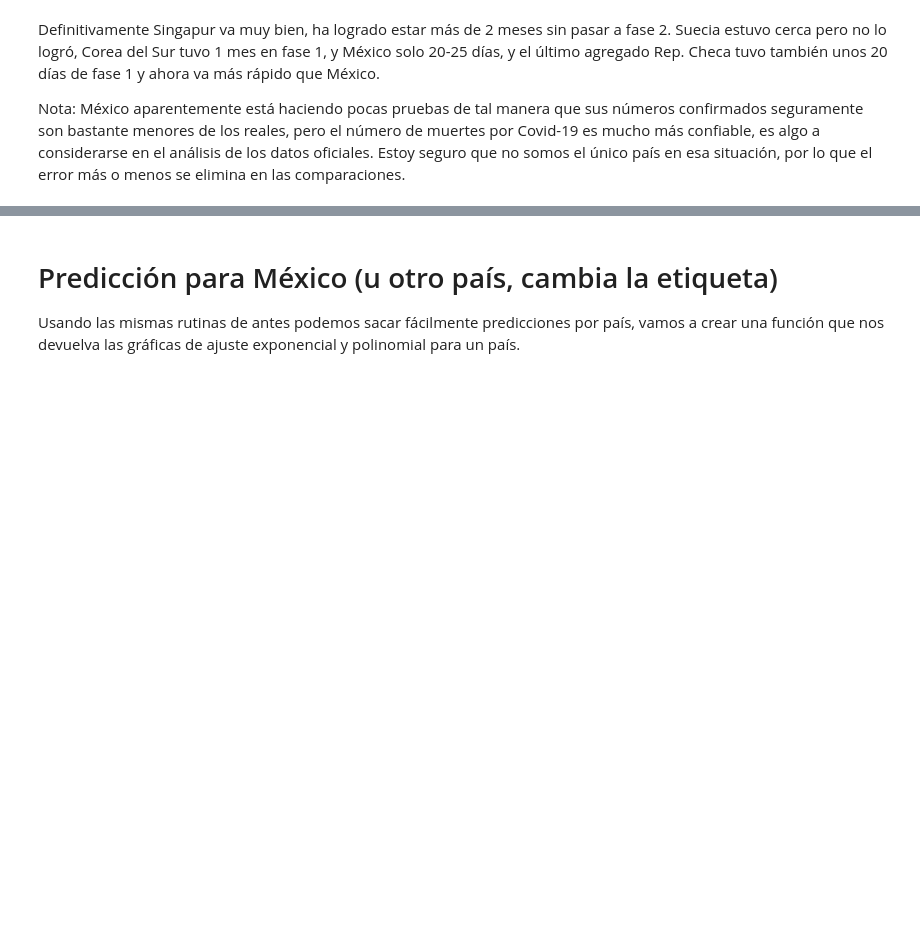
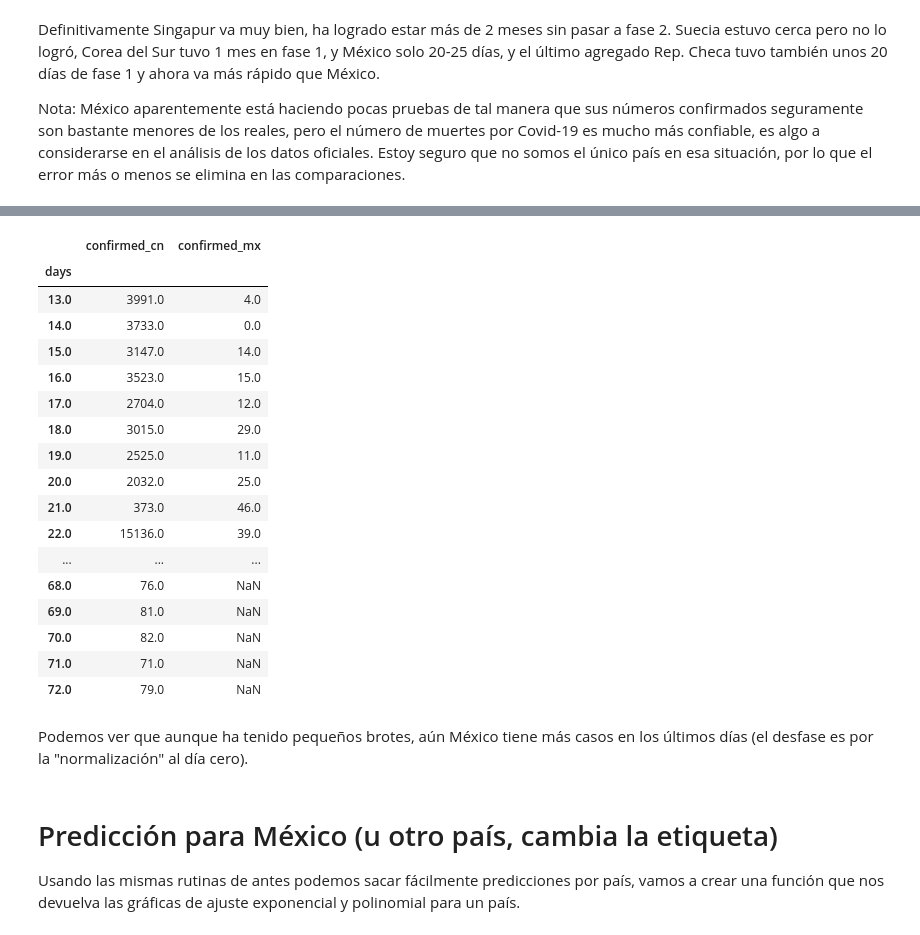
Before and after one commit to garaged/covid19-dataview, a Jupyter notebook: covid-19 pomber data set.ipynb, the cells around one changed output, grey strips where cells are left out. Drawn from its saved outputs; the diff is of its cells as text; code cells hidden in the pictures; blank space fills up the shorter version.

```diff
--- a/covid-19 pomber data set.ipynb
+++ b/covid-19 pomber data set.ipynb
@@ -487,3 +510,26 @@ Nota: México aparentemente está haciendo pocas pruebas de tal manera que sus n
+# %%
+cgroup.diff().tail(60)
+# %% [output]
+|  | confirmed_cn | confirmed_mx |
+| days |  |  |
+| 13.0 | 3991.0 | 4.0 |
+| 14.0 | 3733.0 | 0.0 |
+| 15.0 | 3147.0 | 14.0 |
+| 16.0 | 3523.0 | 15.0 |
+| 17.0 | 2704.0 | 12.0 |
+| 18.0 | 3015.0 | 29.0 |
+| 19.0 | 2525.0 | 11.0 |
+| 20.0 | 2032.0 | 25.0 |
+| 21.0 | 373.0 | 46.0 |
+| 22.0 | 15136.0 | 39.0 |
+| ... | ... | ... |
+| 68.0 | 76.0 | NaN |
+| 69.0 | 81.0 | NaN |
+| 70.0 | 82.0 | NaN |
+| 71.0 | 71.0 | NaN |
+| 72.0 | 79.0 | NaN |
+# %% [markdown]
+Podemos ver que aunque ha tenido pequeños brotes, aún México tiene más casos en los últimos días (el desfase es por la "normalización" al día cero).
 # %% [markdown]
 # Predicción para México (u otro país, cambia la etiqueta)
 Usando las mismas rutinas de antes podemos sacar fácilmente predicciones por país, vamos a crear una función que nos devuelva las gráficas de ajuste exponencial y polinomial para un país.
```
Also changed, not shown: parts of 43 cells of this notebook, 1 other file.
